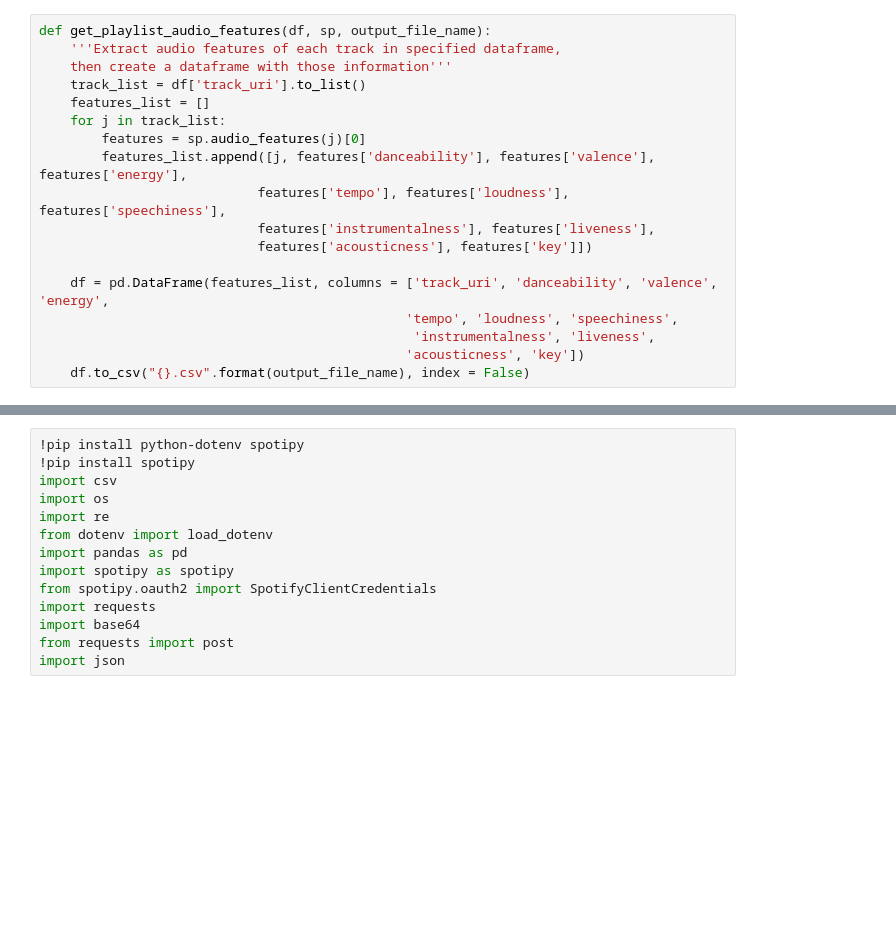
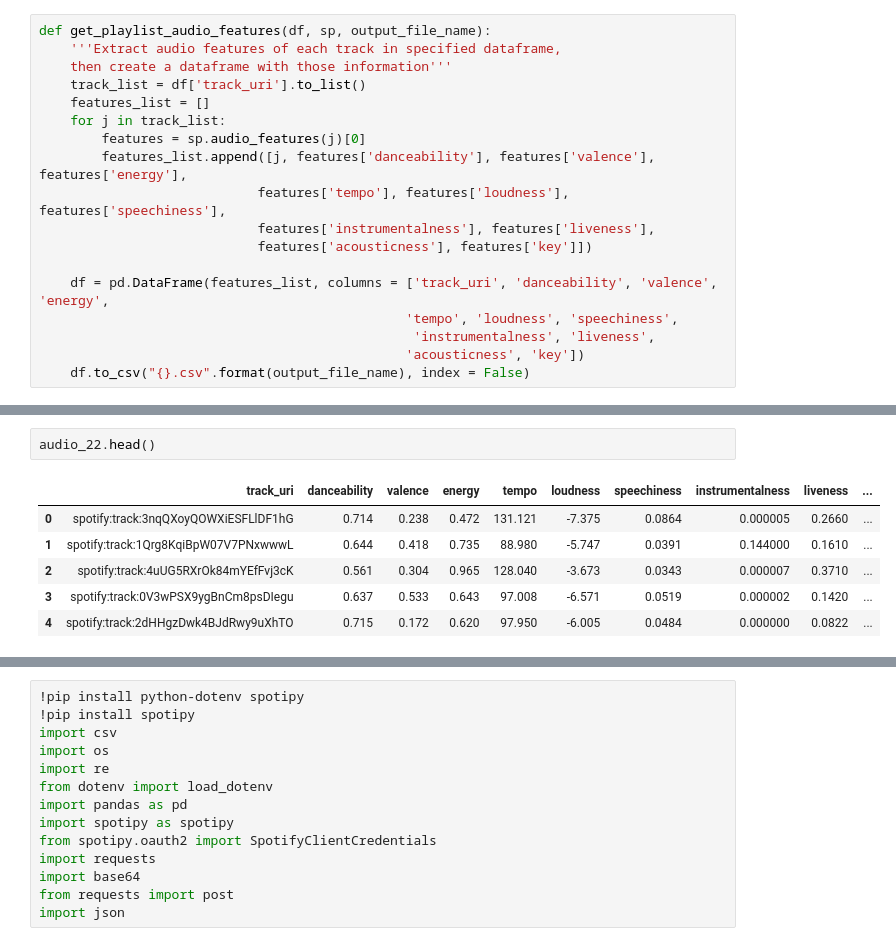
Before and after one commit to SEJUNGJENN-C/LoanData_EDA, a Jupyter notebook: spotify-api-with-spotipy-collecting-data.ipynb, the cells around one changed output, grey strips where cells are left out. Cells and saved outputs as stored; diff of their text form; blank space fills up the shorter version.

Commit message:
Kaggle Notebook | Spotify API with Spotipy: Collecting Data | Version 8

```diff
--- a/spotify-api-with-spotipy-collecting-data.ipynb
+++ b/spotify-api-with-spotipy-collecting-data.ipynb
@@ -97,0 +127,9 @@ df_18.head(2)
+# %%
+audio_22.head()
+# %% [output]
+|  | track_uri | danceability | valence | energy | tempo | loudness | speechiness | instrumentalness | liveness | ... |
+| 0 | spotify:track:3nqQXoyQOWXiESFLlDF1hG | 0.714 | 0.238 | 0.472 | 131.121 | -7.375 | 0.0864 | 0.000005 | 0.2660 | ... |
+| 1 | spotify:track:1Qrg8KqiBpW07V7PNxwwwL | 0.644 | 0.418 | 0.735 | 88.980 | -5.747 | 0.0391 | 0.144000 | 0.1610 | ... |
+| 2 | spotify:track:4uUG5RXrOk84mYEfFvj3cK | 0.561 | 0.304 | 0.965 | 128.040 | -3.673 | 0.0343 | 0.000007 | 0.3710 | ... |
+| 3 | spotify:track:0V3wPSX9ygBnCm8psDIegu | 0.637 | 0.533 | 0.643 | 97.008 | -6.571 | 0.0519 | 0.000002 | 0.1420 | ... |
+| 4 | spotify:track:2dHHgzDwk4BJdRwy9uXhTO | 0.715 | 0.172 | 0.620 | 97.950 | -6.005 | 0.0484 | 0.000000 | 0.0822 | ... |
```
Also changed, not shown: parts of 33 cells of this notebook.
